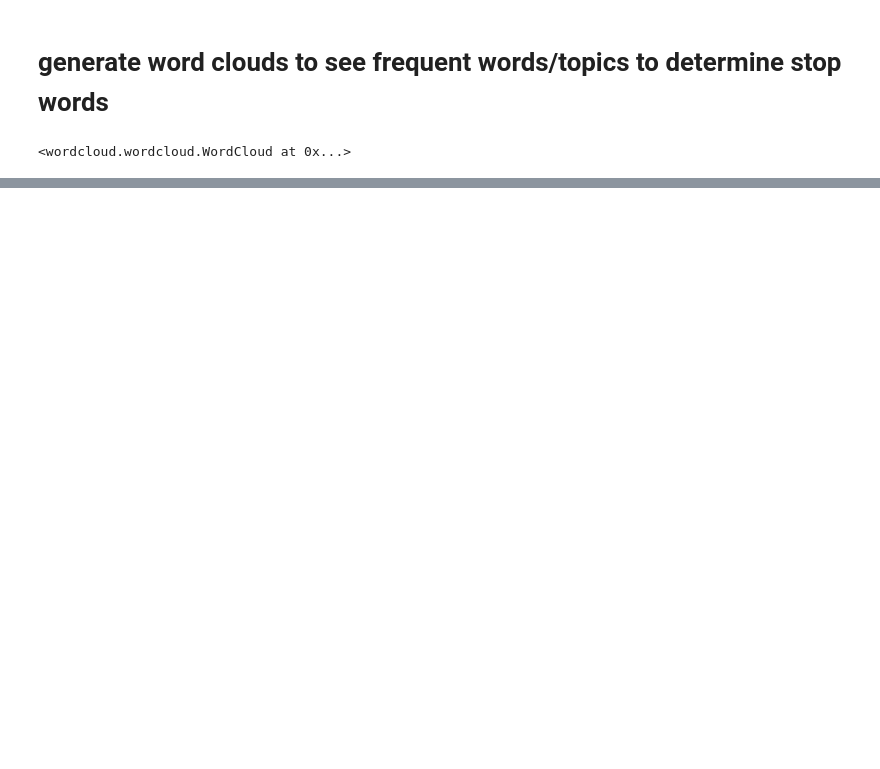
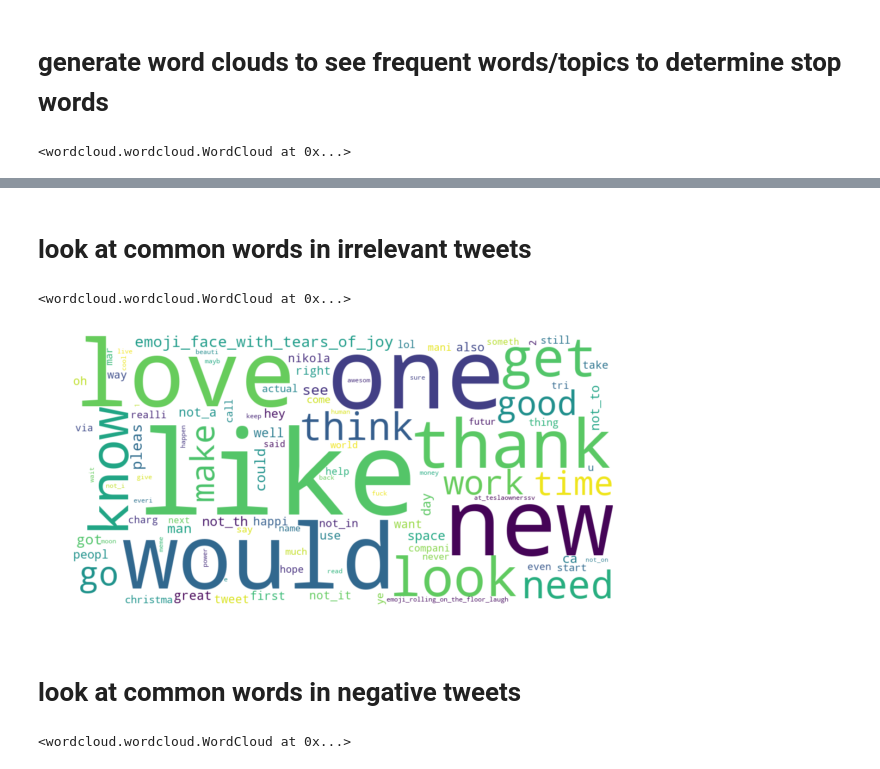
Before and after one commit to edwardsong05/ENSF-619-03-04-ClassProject, a Jupyter notebook: Visualizations/word clouds.ipynb, the cells around one changed output, grey strips where cells are left out. Drawn from its saved outputs; the diff is of its cells as text; code cells hidden in the pictures; blank space fills up the shorter version.

Commit message:
visualizations for different classes

```diff
--- a/Visualizations/word clouds.ipynb
+++ b/Visualizations/word clouds.ipynb
@@ -90,0 +92,2 @@ for i in counts2:
+# %% [markdown]
+# look at common words in irrelevant tweets
@@ -90,0 +108,14 @@ for i in counts2:
+# %%
+wc = WordCloud(background_color="white", max_words=100, width=1000, height=500)
+wc.generate_from_frequencies(irr)
+# %% [output]
+<wordcloud.wordcloud.WordCloud at 0x...>
+# %%
+plt.figure(figsize=(10, 5))
+plt.imshow(wc, interpolation='bilinear')
+plt.axis("off")
+plt.show()
+# %% [output]
+[figure, added]
+# %% [markdown]
+# look at common words in negative tweets
@@ -90,0 +136,5 @@ for i in counts2:
+# %%
+wc = WordCloud(background_color="white", max_words=100, width=1000, height=500)
+wc.generate_from_frequencies(neg)
+# %% [output]
+<wordcloud.wordcloud.WordCloud at 0x...>
```
Also changed, not shown: parts of 13 cells of this notebook, 3 other files.
